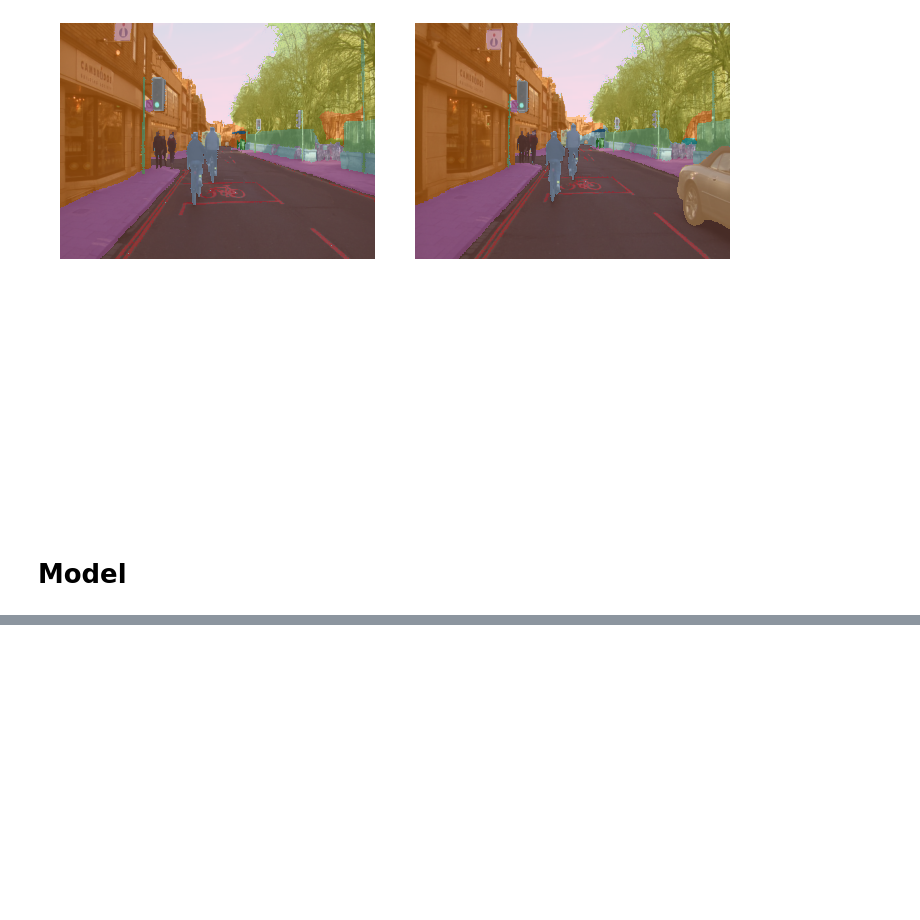
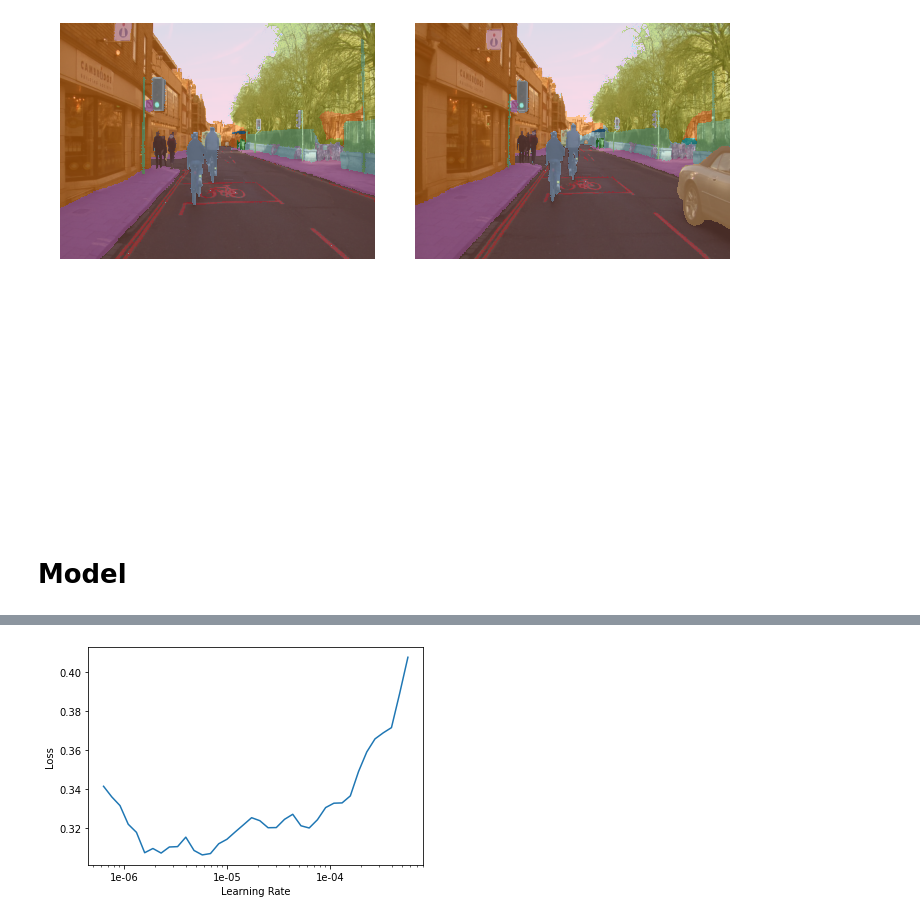
Before and after one commit to Humaidabdullah/FastAi-Course, a Jupyter notebook: Lesson 3.2 - Image segmentation with CamVid/Untitled.ipynb, the cells around one changed output, grey strips where cells are left out. Saved outputs shown, nothing was run; the diff lists cells and outputs as text; code cells hidden in the pictures; blank space fills up the shorter version.

```diff
--- a/Lesson 3.2 - Image segmentation with CamVid/Untitled.ipynb
+++ b/Lesson 3.2 - Image segmentation with CamVid/Untitled.ipynb
@@ -170,0 +185,4 @@ learn.show_results(rows=3,figsize=(8,9))
+# %%
+learn.recorder.plot()
+# %% [output]
+[figure, added]
```
Also changed, not shown: parts of 24 cells of this notebook.
